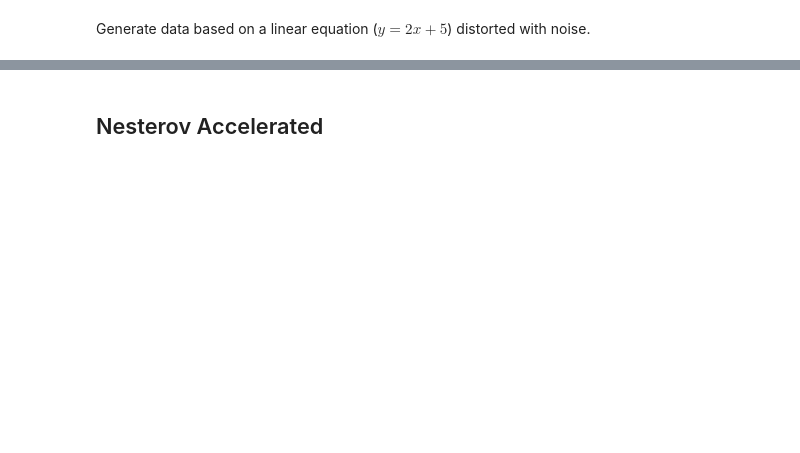
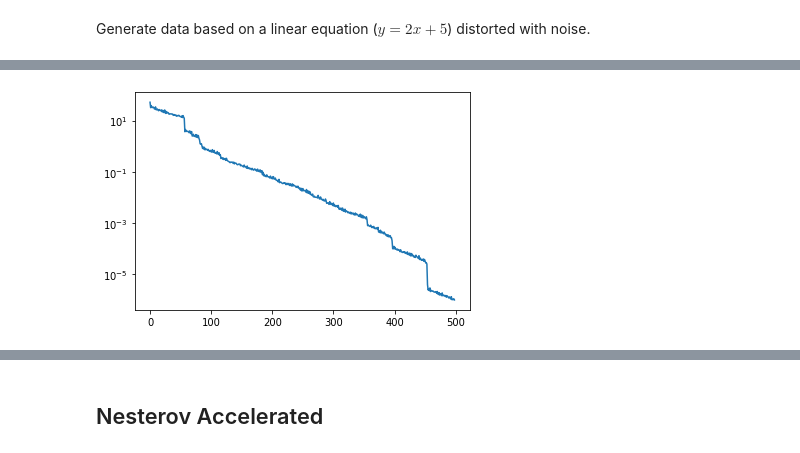
Before and after one commit to Swanchris/c_swan_research, a Jupyter notebook: Linear.ipynb, the cells around one changed output, grey strips where cells are left out. Drawn from its saved outputs; the diff is of its cells as text; code cells hidden in the pictures; blank space fills up the shorter version.

```diff
--- a/Linear.ipynb
+++ b/Linear.ipynb
@@ -66,0 +120,6 @@ f(xVec + random.random())
+# %%
+plt.plot(range(len(gr2)), gr2)
+plt.yscale('log')
+plt.show()
+# %% [output]
+[figure, added]
```
Also changed, not shown: parts of 31 cells of this notebook.
